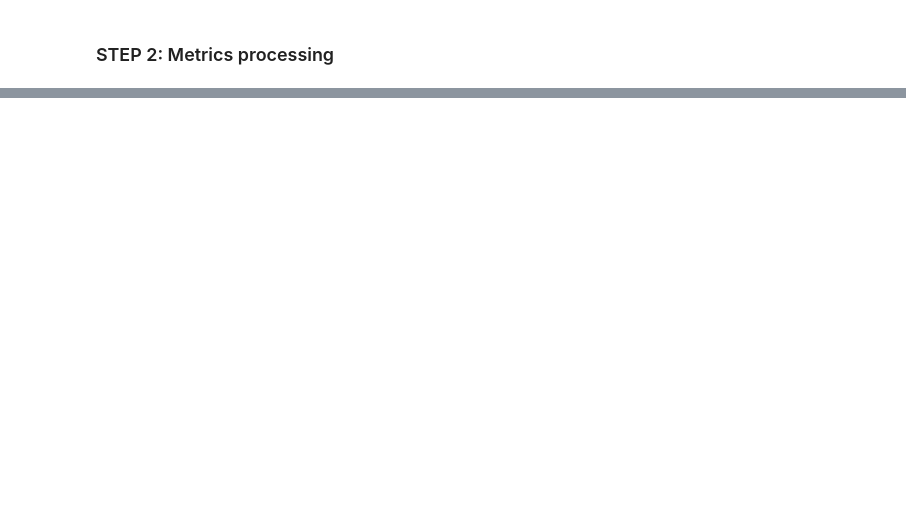
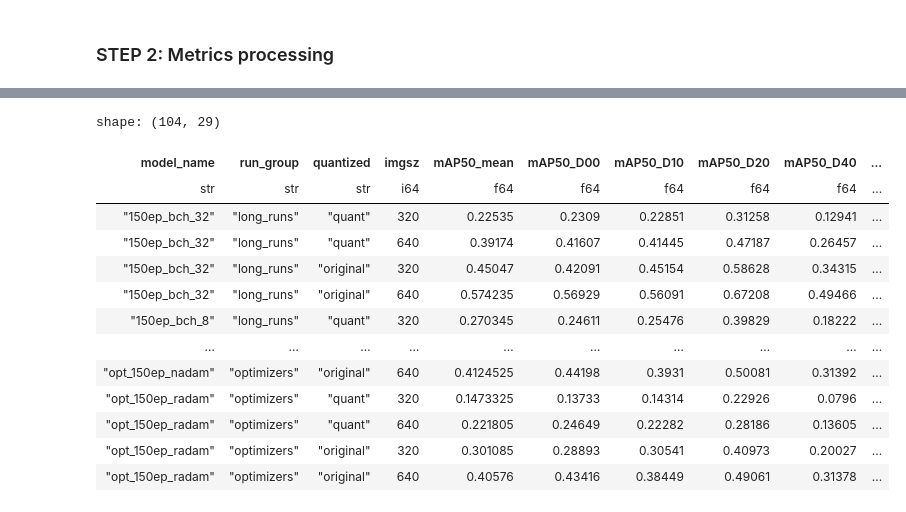
Before and after one commit to MattThePerson/2025_Kandi-RoadDefectDefetionInEdgeAI, a Jupyter notebook: notebooks/models_test_metrics.ipynb, the cells around one changed output, grey strips where cells are left out. Cells and saved outputs as stored; diff of their text form; code cells hidden in the pictures; blank space fills up the shorter version.

Commit message:
Run tests on multiple image sizes and quantized models

```diff
--- a/notebooks/models_test_metrics.ipynb
+++ b/notebooks/models_test_metrics.ipynb
@@ -48,10 +48,21 @@ filters = [
     # '150ep',
     # 'normal',
 ]
+
+# choose which model formats to test
+model_names = ['best.pt', 'best_full_integer_quant.tflite']
+base_dir = 'runs_puhti'  # base folder for model directories
+
+
+run_paths = []
+for name in model_names:
+    run_paths.extend(Path(base_dir).rglob(name))
+
 run_paths = sorted(
-    Path('runs_puhti').rglob('best.pt'),
+    run_paths,
     key=lambda obj: str(obj),
 )
+
 run_paths = [ p.parent.parent for p in run_paths ]
 for f in filters:
     run_paths = [ p for p in run_paths if f in str(p) ]
@@ -106,7 +276,13 @@ for i, run_path in enumerate(run_paths):
 # %%
 # TEST: get metrics.pkl from path
 run_path = run_paths[0]
-metrics_pkl_path = run_path / TEST_METRICS_FOLDER / "metrics.pkl"
+# metrics_pkl_path = run_path / TEST_METRICS_FOLDER / "metrics.pkl"
+metrics_pkl_path = next(run_path.glob("**/metrics.pkl"), None)
+print("pkl path: ", metrics_pkl_path)
+
+if metrics_pkl_path is None:
+    print("metrics.pkl not found")
+
 metrics_pkl_path.exists()
 results: metrics.DetMetrics
 with open(metrics_pkl_path, 'rb') as f:
@@ -115,6 +310,4 @@ results
 # %%
-#
-
 col_names = "Class mAP50 mAP50-95 Box-P Box-R Box-F1".split()
 class_names = "mean D00 D10 D20 D40".split()
 
@@ -126,40 +319,65 @@ new_col_names = [
 ]
 data: dict[str, list[pl.Float64]] = { k: [] for k in new_col_names }
 
+metrics_pkl_paths = []
+for run_path in run_paths:
+    # metrics_pkl_path = run_path / TEST_METRICS_FOLDER / "metrics.pkl"
+    for p in list(run_path.glob("**/metrics.pkl")):
+        metrics_pkl_paths.append(p)
+
+# print("pkl paths: ", metrics_pkl_paths)
+
 # iterate
-for run_path in run_paths:
-    metrics_pkl_path = run_path / TEST_METRICS_FOLDER / "metrics.pkl"
+for metrics_pkl_path in metrics_pkl_paths:
+
     metrics_pkl_path.exists()
     results: metrics.DetMetrics
     with open(metrics_pkl_path, 'rb') as f:
         results = pickle.load(f)
 
     # get results df
     df = results.to_df()
     df = df[col_names]
 
     # compute mean row
     mean_row = (
         df
         .select(pl.exclude("Class").mean())
         .with_columns(pl.lit("mean").alias("Class"))
         .select(df.columns)   # reorder
     )
     df = pl.concat([df, mean_row], how="vertical")
 
     # add values to data{}
     for cls in class_names:
         cls_d = df.filter(pl.col("Class") == cls).to_dict(as_series=False)
         del cls_d["Class"]
         for k, v in cls_d.items():
             key = f"{k}_{cls}"
             data[key] = data.get(key, []) + v
 
 # create new df and save csv
-run_paths_short =  [ str(p).replace("runs_puhti\\", "").split('\\') for p in run_paths ]
-run_names =  [ p[1] for p in run_paths_short ]
-run_groups = [ p[0] for p in run_paths_short ]
-d = { "run_name": run_names, "run_group": run_groups } | data # add run_name as col
+pkl_paths_short =  [str(p).replace(base_dir, "").split('/') for p in metrics_pkl_paths]
+run_groups = [p[1] for p in pkl_paths_short]
+run_names =  [p[2].split(".")[0] for p in pkl_paths_short]
+run_quant = [p[3].split(".")[1] for p in pkl_paths_short]
+run_imgsz = [int(p[3].split(".")[2]) for p in pkl_paths_short]
+d = { "model_name": run_names, "run_group": run_groups, "quantized": run_quant, "imgsz": run_imgsz } | data # add run_name as col
 df_all = pl.DataFrame(d)
 df_all.write_csv("analytics/metrics_table.csv")
 df_all
+# %% [output]
+shape: (104, 29)
+| model_name | run_group | quantized | imgsz | mAP50_mean | mAP50_D00 | mAP50_D10 | mAP50_D20 | mAP50_D40 | ... |
+| str | str | str | i64 | f64 | f64 | f64 | f64 | f64 | ... |
+| "150ep_bch_32" | "long_runs" | "quant" | 320 | 0.22535 | 0.2309 | 0.22851 | 0.31258 | 0.12941 | ... |
+| "150ep_bch_32" | "long_runs" | "quant" | 640 | 0.39174 | 0.41607 | 0.41445 | 0.47187 | 0.26457 | ... |
+| "150ep_bch_32" | "long_runs" | "original" | 320 | 0.45047 | 0.42091 | 0.45154 | 0.58628 | 0.34315 | ... |
+| "150ep_bch_32" | "long_runs" | "original" | 640 | 0.574235 | 0.56929 | 0.56091 | 0.67208 | 0.49466 | ... |
+| "150ep_bch_8" | "long_runs" | "quant" | 320 | 0.270345 | 0.24611 | 0.25476 | 0.39829 | 0.18222 | ... |
+| … | … | … | … | … | … | … | … | … | ... |
+| "opt_150ep_nadam" | "optimizers" | "original" | 640 | 0.4124525 | 0.44198 | 0.3931 | 0.50081 | 0.31392 | ... |
+| "opt_150ep_radam" | "optimizers" | "quant" | 320 | 0.1473325 | 0.13733 | 0.14314 | 0.22926 | 0.0796 | ... |
+| "opt_150ep_radam" | "optimizers" | "quant" | 640 | 0.221805 | 0.24649 | 0.22282 | 0.28186 | 0.13605 | ... |
+| "opt_150ep_radam" | "optimizers" | "original" | 320 | 0.301085 | 0.28893 | 0.30541 | 0.40973 | 0.20027 | ... |
+| "opt_150ep_radam" | "optimizers" | "original" | 640 | 0.40576 | 0.43416 | 0.38449 | 0.49061 | 0.31378 | ... |
```
Also changed, not shown: parts of 4 cells of this notebook.
